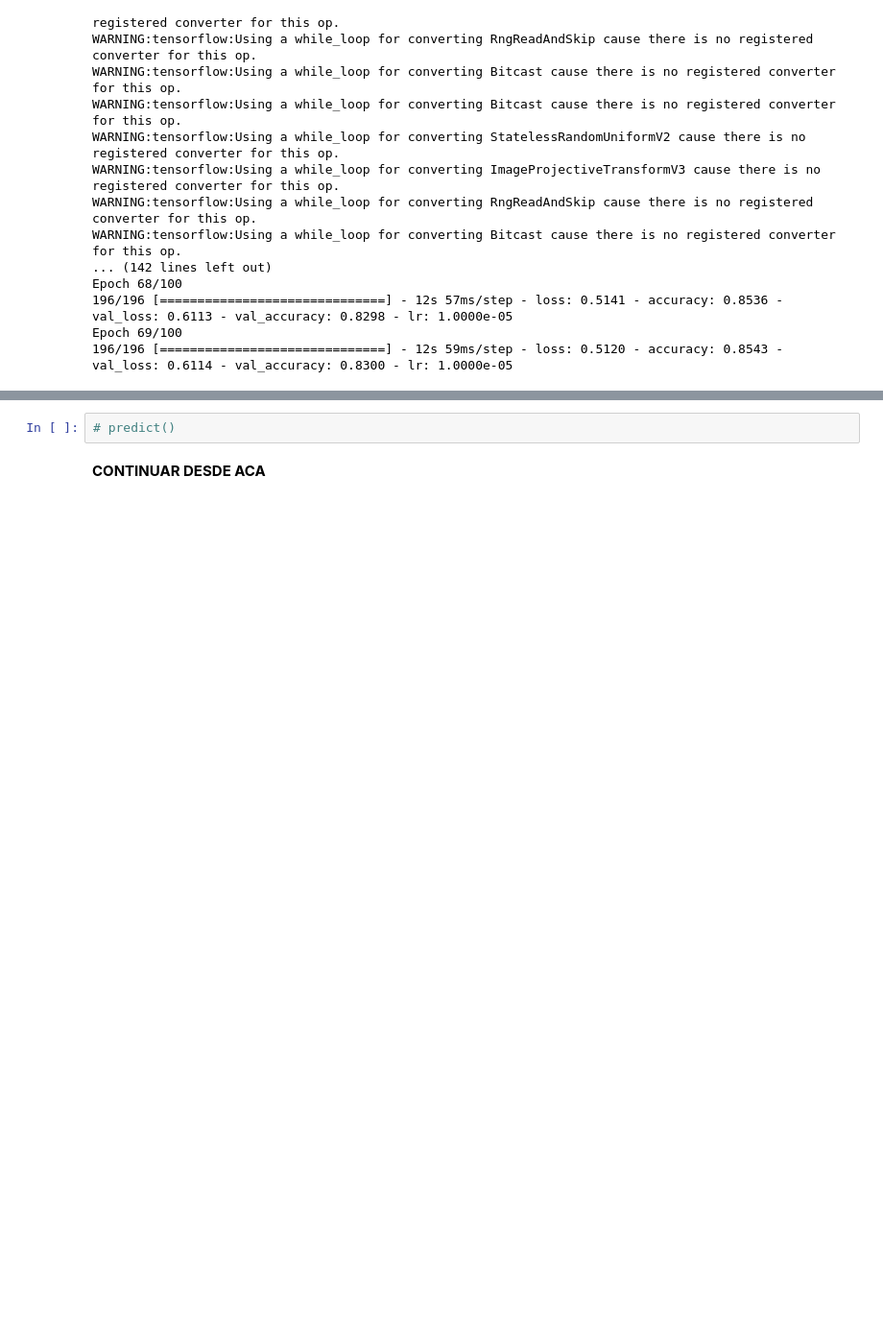
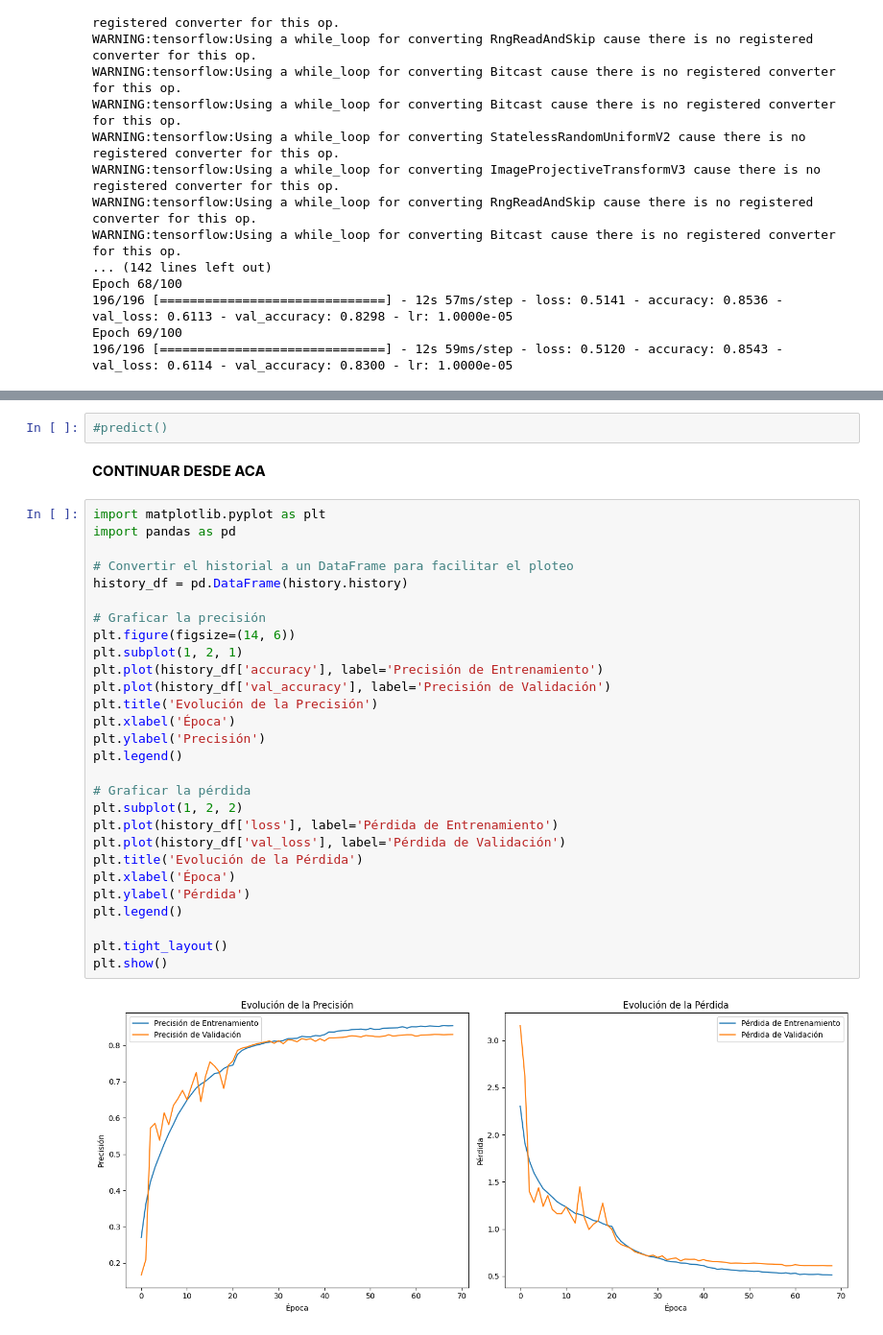
Before and after one commit to rAmIro-89/image-classification-cnn-keras, a Jupyter notebook: Clasificador_de_imagenes.ipynb, the cells around one changed output, grey strips where cells are left out. Shown at 96% size. Cells and saved outputs as stored; diff of their text form; blank space fills up the shorter version.

```diff
--- a/Clasificador_de_imagenes.ipynb
+++ b/Clasificador_de_imagenes.ipynb
@@ -143,4 +166,34 @@ modelo.evaluate(imagenes_verificacion, etiquetas_verificacion, batch_size=256)
 # %%
-# predict()
+#predict()
 # %% [markdown]
 **CONTINUAR DESDE ACA**
+# %%
+import matplotlib.pyplot as plt
+import pandas as pd
+
+# Convertir el historial a un DataFrame para facilitar el ploteo
+history_df = pd.DataFrame(history.history)
+
+# Graficar la precisión
+plt.figure(figsize=(14, 6))
+plt.subplot(1, 2, 1)
+plt.plot(history_df['accuracy'], label='Precisión de Entrenamiento')
+plt.plot(history_df['val_accuracy'], label='Precisión de Validación')
+plt.title('Evolución de la Precisión')
+plt.xlabel('Época')
+plt.ylabel('Precisión')
+plt.legend()
+
+# Graficar la pérdida
+plt.subplot(1, 2, 2)
+plt.plot(history_df['loss'], label='Pérdida de Entrenamiento')
+plt.plot(history_df['val_loss'], label='Pérdida de Validación')
+plt.title('Evolución de la Pérdida')
+plt.xlabel('Época')
+plt.ylabel('Pérdida')
+plt.legend()
+
+plt.tight_layout()
+plt.show()
+# %% [output]
+[figure, added]
```
Also changed, not shown: parts of 10 cells of this notebook, 2 other files.
